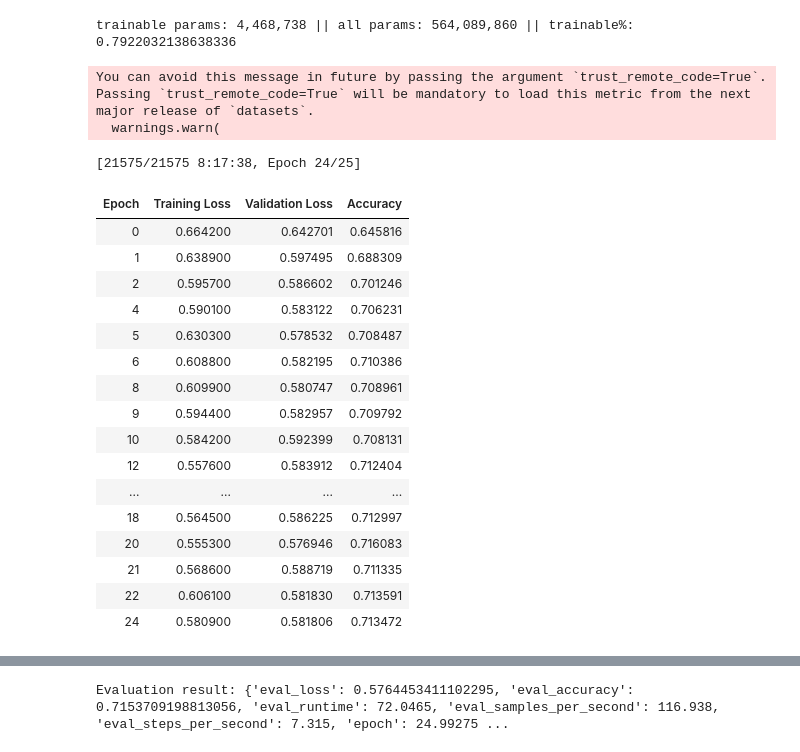
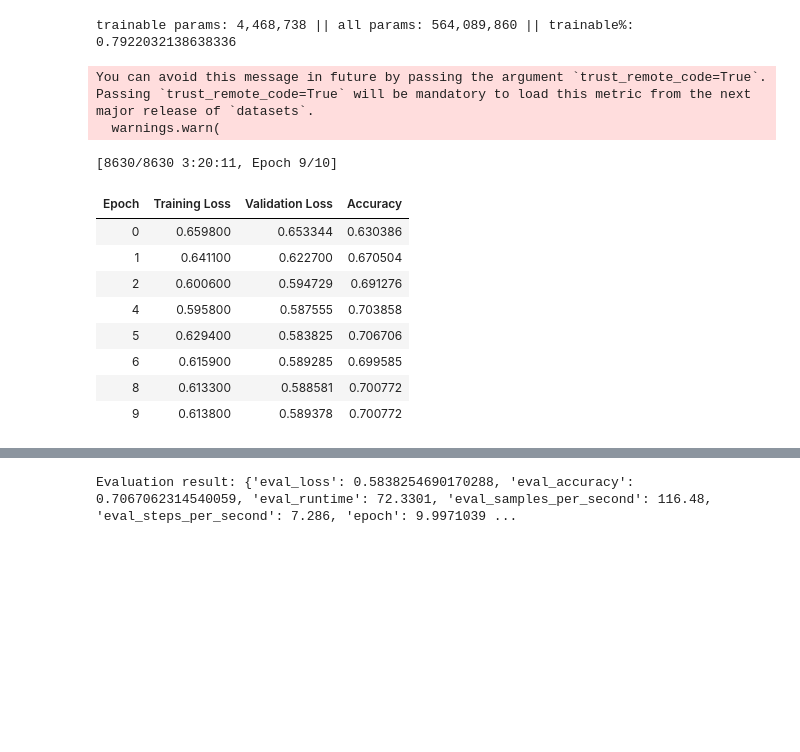
Before and after one commit to michaelshekasta/ivrit-nlp-analysis, a Jupyter notebook: train_xlmr_base.ipynb, the cells around one changed output, grey strips where cells are left out. Saved outputs shown, nothing was run; the diff lists cells and outputs as text; code cells hidden in the pictures; blank space fills up the shorter version.

Commit message:
Kaggle Notebook | train xlmr base | Version 15

```diff
--- a/train_xlmr_base.ipynb
+++ b/train_xlmr_base.ipynb
@@ -122,13 +123,13 @@ def calc_target(row):
     text = row['text'].translate(translator).split()
     return 1 if orig_text == text  else 0
 # %%
-train_data = pd.read_csv('/kaggle/input/michael-ivrit-dataset/train_data.csv', index_col=None).dropna()#.head(100)
-eval_data = pd.read_csv('/kaggle/input/michael-ivrit-dataset/test_data.csv', index_col=None).dropna()#.head(100)
-train_data['label'] = train_data.apply(calc_target, axis=1)
-eval_data['label'] = eval_data.apply(calc_target, axis=1)
+train_data_org = pd.read_csv('/kaggle/input/michael-ivrit-dataset/train_data.csv', index_col=None).dropna()#.head(100)
+eval_data_org = pd.read_csv('/kaggle/input/michael-ivrit-dataset/test_data.csv', index_col=None).dropna()#.head(100)
+train_data_org['label'] = train_data_org.apply(calc_target, axis=1)
+eval_data_org['label'] = eval_data_org.apply(calc_target, axis=1)
 
-train_data = train_data[['orig_text', 'label']].rename(columns={'orig_text': 'text'})
-eval_data = eval_data[['orig_text', 'label']].rename(columns={'orig_text': 'text'})
+train_data = train_data_org[['orig_text', 'label']].rename(columns={'orig_text': 'text'})
+eval_data = eval_data_org[['orig_text', 'label']].rename(columns={'orig_text': 'text'})
 # Create a dataset object
 train_dataset = Dataset.from_pandas(train_data)
 eval_dataset = Dataset.from_pandas(eval_data)
@@ -176,7 +177,7 @@ training_args = TrainingArguments(
     per_device_train_batch_size=16,
     per_device_eval_batch_size=16,
     gradient_accumulation_steps=4,
-    num_train_epochs=25,
+    num_train_epochs=10,
     weight_decay=0.01,
     evaluation_strategy="epoch",
     save_strategy="epoch",
@@ -186,52 +187,44 @@ training_args = TrainingArguments(
 
 metric = load_metric("accuracy")
 
 def compute_metrics(eval_pred):
     logits, labels = eval_pred
     predictions = logits.argmax(-1)
     return metric.compute(predictions=predictions, references=labels)
 
 trainer = Trainer(
     model=model,
     args=training_args,
     train_dataset=tokenized_train_dataset,
     eval_dataset=tokenized_eval_dataset,
     tokenizer=tokenizer,
     compute_metrics=compute_metrics,
     data_collator=data_collator,
 )
 
 # Train the model
 trainer.train()
 
 # Evaluate the model
 eval_result = trainer.evaluate()
 
 print(f"Evaluation result: {eval_result}")
 # %% [output]
 You can avoid this message in future by passing the argument `trust_remote_code=True`.
 Passing `trust_remote_code=True` will be mandatory to load this metric from the next major release of `datasets`.
   warnings.warn(
-[21575/21575 8:17:38, Epoch 24/25]
+[8630/8630 3:20:11, Epoch 9/10]
 | Epoch | Training Loss | Validation Loss | Accuracy |
-| 0 | 0.664200 | 0.642701 | 0.645816 |
-| 1 | 0.638900 | 0.597495 | 0.688309 |
-| 2 | 0.595700 | 0.586602 | 0.701246 |
-| 4 | 0.590100 | 0.583122 | 0.706231 |
-| 5 | 0.630300 | 0.578532 | 0.708487 |
-| 6 | 0.608800 | 0.582195 | 0.710386 |
-| 8 | 0.609900 | 0.580747 | 0.708961 |
-| 9 | 0.594400 | 0.582957 | 0.709792 |
-| 10 | 0.584200 | 0.592399 | 0.708131 |
-| 12 | 0.557600 | 0.583912 | 0.712404 |
-| ... | ... | ... | ... |
-| 18 | 0.564500 | 0.586225 | 0.712997 |
-| 20 | 0.555300 | 0.576946 | 0.716083 |
-| 21 | 0.568600 | 0.588719 | 0.711335 |
-| 22 | 0.606100 | 0.581830 | 0.713591 |
-| 24 | 0.580900 | 0.581806 | 0.713472 |
+| 0 | 0.659800 | 0.653344 | 0.630386 |
+| 1 | 0.641100 | 0.622700 | 0.670504 |
+| 2 | 0.600600 | 0.594729 | 0.691276 |
+| 4 | 0.595800 | 0.587555 | 0.703858 |
+| 5 | 0.629400 | 0.583825 | 0.706706 |
+| 6 | 0.615900 | 0.589285 | 0.699585 |
+| 8 | 0.613300 | 0.588581 | 0.700772 |
+| 9 | 0.613800 | 0.589378 | 0.700772 |
 [interactive output not drawn]
-Evaluation result: {'eval_loss': 0.5764453411102295, 'eval_accuracy': 0.7153709198813056, 'eval_runtime': 72.0465, 'eval_samples_per_second': 116.938, 'eval_steps_per_second': 7.315, 'epoch': 24.99275 ...
+Evaluation result: {'eval_loss': 0.5838254690170288, 'eval_accuracy': 0.7067062314540059, 'eval_runtime': 72.3301, 'eval_samples_per_second': 116.48, 'eval_steps_per_second': 7.286, 'epoch': 9.9971039 ...
 # %%
 model.save_pretrained("output_dir")
 # %%
```
Also changed, not shown: parts of 7 cells of this notebook.
